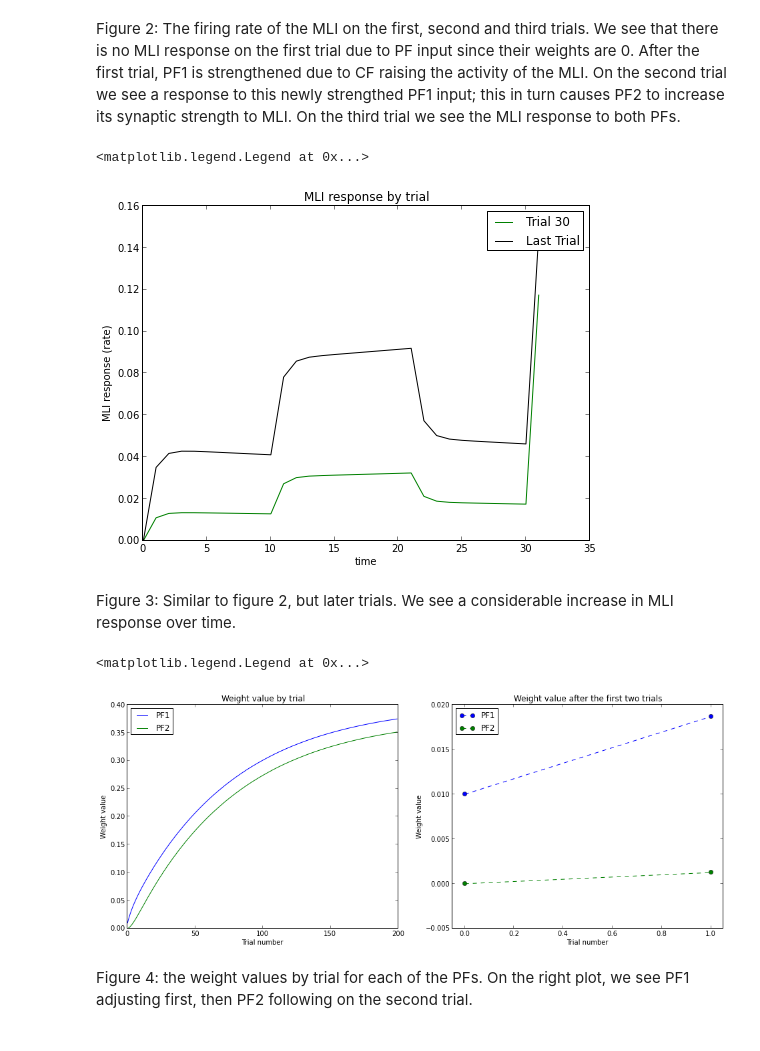
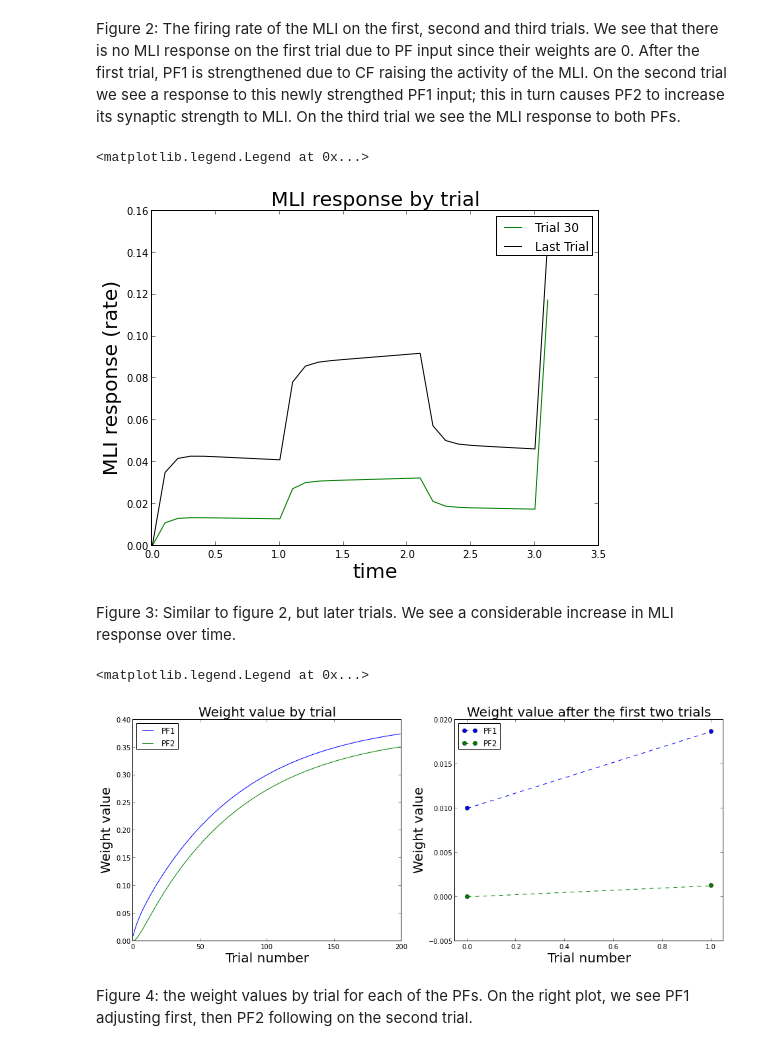
Before and after one commit to blennon/research, a Jupyter notebook: mli_rate_net/simple_hebb_and_cf_learning.ipynb, the cells around one changed output. Cells and saved outputs as stored; diff of their text form; code cells hidden in the pictures.

```diff
--- a/mli_rate_net/simple_hebb_and_cf_learning.ipynb
+++ b/mli_rate_net/simple_hebb_and_cf_learning.ipynb
@@ -53,4 +63,6 @@ title('PF and CF time courses')
 # %% [markdown]
 Figure 1: The inputs to the MLI -- two PFs, blue shows when they are active (taking values of 1) and the vertical green bar shows when the CF action potential arrives (a dirac delta)
+# %%
+T = arange(0,3.2,.1)
 # %%
 figure(2,figsize=(8,6))
@@ -69,35 +81,35 @@ legend([t1,t2,t3],['Trial 1','Trial 2', 'Trial 3'])
 Figure 2: The firing rate of the MLI on the first, second and third trials.  We see that there is no MLI response on the first trial due to PF input since their weights are 0.  After the first trial, PF1 is strengthened due to CF raising the activity of the MLI.  On the second trial we see a response to this newly strengthed PF1 input; this in turn causes PF2 to increase its synaptic strength to MLI.  On the third trial we see the MLI response to both PFs.
 # %%
 figure(3, figsize=(8,6))
-t30, = plot(u_hist_trials[30],'g')
-tlast, = plot(u_hist_trials[-1],'k')
-xlabel('time')
-ylabel('MLI response (rate)')
-title('MLI response by trial')
+t30, = plot(T,u_hist_trials[30],'g')
+tlast, = plot(T,u_hist_trials[-1],'k')
+xlabel('time', fontsize=20)
+ylabel('MLI response (rate)', fontsize=20)
+title('MLI response by trial', fontsize=20)
 legend([t30,tlast],['Trial 30','Last Trial'])
 # %% [output]
 <matplotlib.legend.Legend at 0x...>
-[figure, old version]
+[figure, new version]
 # %% [markdown]
 Figure 3: Similar to figure 2, but later trials.  We see a considerable increase in MLI response over time.
 # %%
 figure(4, figsize=(16,6))
 subplot(1,2,1)
 plot(w_trials)
-title('Weight value by trial')
-xlabel('Trial number')
-ylabel('Weight value')
+title('Weight value by trial', fontsize=20)
+xlabel('Trial number', fontsize=20)
+ylabel('Weight value', fontsize=20)
 legend(['PF1','PF2'],loc=2)
 subplot(1,2,2)
 plot(squeeze(w_trials)[:2,:],'o--')
 xlim([-.05,1.05])
 ylim([-.005,.02])
-title('Weight value after the first two trials')
-xlabel('Trial number')
-ylabel('Weight value')
+title('Weight value after the first two trials', fontsize=20)
+xlabel('Trial number', fontsize=20)
+ylabel('Weight value', fontsize=20)
 legend(['PF1','PF2'],loc=2)
 # %% [output]
 <matplotlib.legend.Legend at 0x...>
-[figure, old version]
+[figure, new version]
 # %% [markdown]
 Figure 4: the weight values by trial for each of the PFs.  On the right plot, we see PF1 adjusting first, then PF2 following on the second trial.
```
Also changed, not shown: parts of 4 cells of this notebook, 1 other file.
